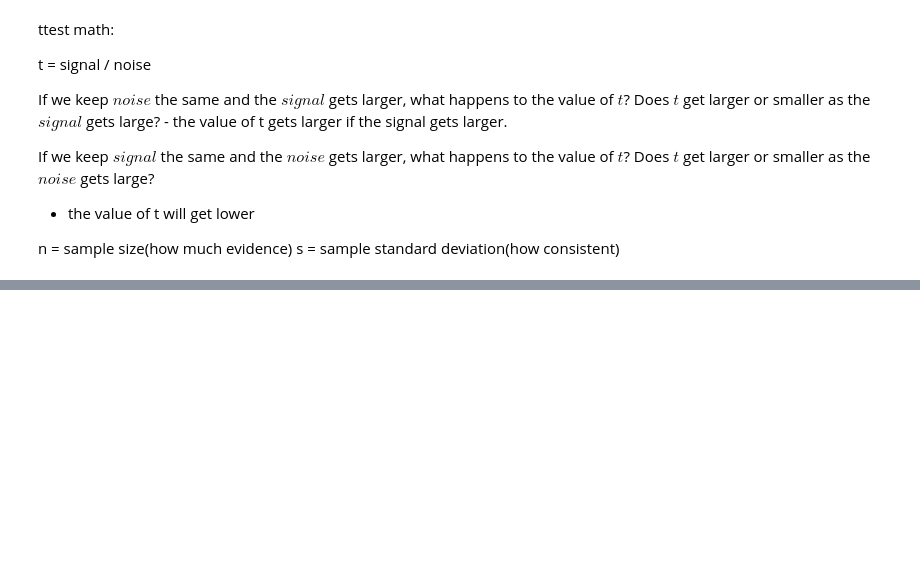
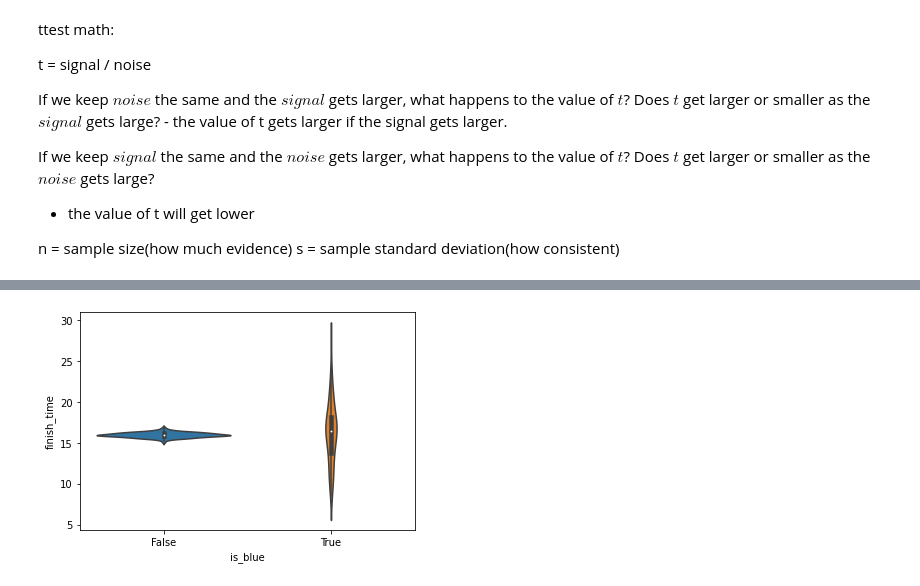
Before and after one commit to ai-ml-science/Gaukhar, a Jupyter notebook: ttest_marble_race.ipynb, the cells around one changed output, grey strips where cells are left out. Cells and saved outputs as stored; diff of their text form; code cells hidden in the pictures; blank space fills up the shorter version.

```diff
--- a/ttest_marble_race.ipynb
+++ b/ttest_marble_race.ipynb
@@ -263,0 +326,5 @@ s = sample standard deviation(how consistent)
+# %%
+sns.violinplot(x="is_blue", y="finish_time", data=marble_data)
+plt.show()
+# %% [output]
+[figure, added]
```
Also changed, not shown: parts of 8 cells of this notebook.
